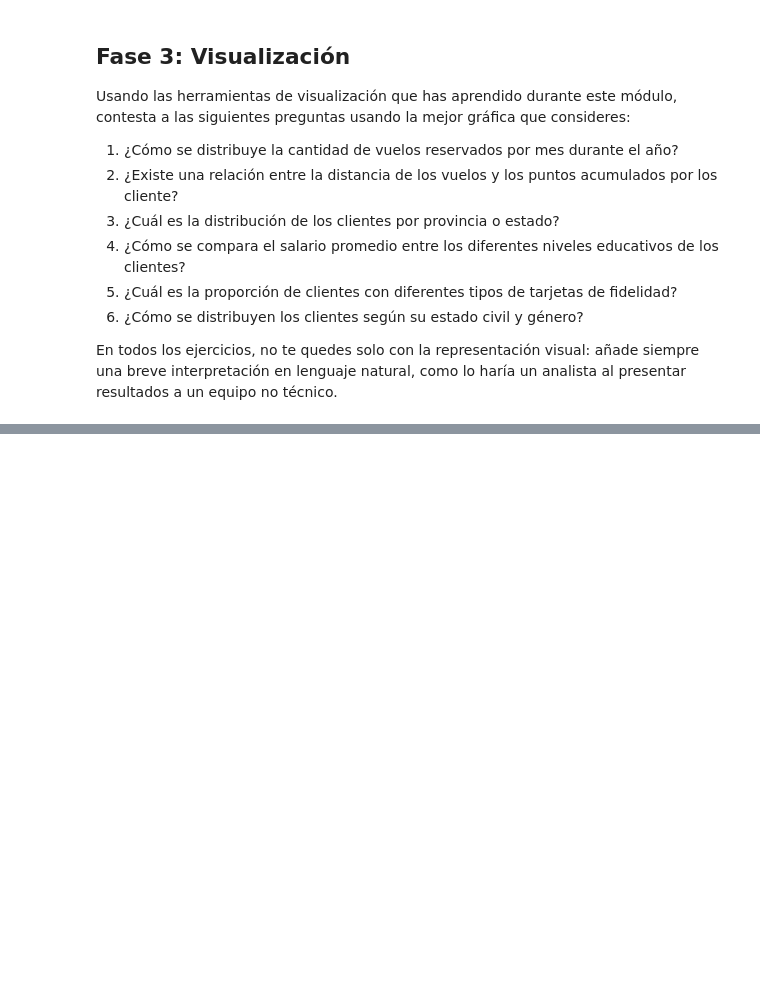
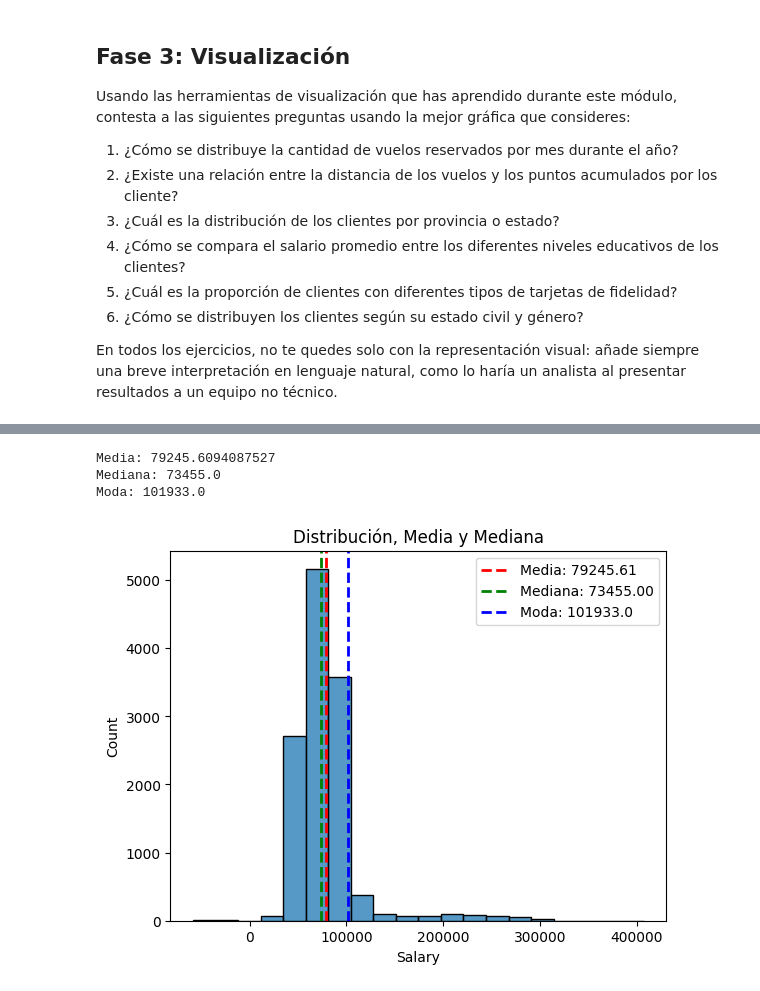
Before and after one commit to Adalab/bda-modulo-3-evaluacion-final-HanniaCorena, a Jupyter notebook: Exploracion en el CLH.ipynb, the cells around one changed output, grey strips where cells are left out. Saved outputs shown, nothing was run; the diff lists cells and outputs as text; code cells hidden in the pictures; blank space fills up the shorter version.

```diff
--- a/Exploracion en el CLH.ipynb
+++ b/Exploracion en el CLH.ipynb
@@ -562,0 +653,25 @@ grupo.
+# %%
+import matplotlib.pyplot as plt
+import seaborn as sns
+
+media = df_clh['Salary'].mean()
+mediana = df_clh['Salary'].median()
+moda = df_clh['Salary'].mode().iloc[0]
+
+print(f"Media: {media}")
+print(f"Mediana: {mediana}")
+print(f"Moda: {moda}")
+
+sns.histplot(df_clh['Salary'], bins=20)
+plt.axvline(media, color='red', linestyle='dashed', linewidth=2, label=f'Media: {media:.2f}')
+plt.axvline(mediana, color='green', linestyle='dashed', linewidth=2, label=f'Mediana: {mediana:.2f}')
+plt.axvline(moda, color='blue', linestyle='dashed', linewidth=2, label=f'Moda: {moda}')
+
+plt.title('Distribución, Media y Mediana')
+plt.legend()
+plt.show()
+# %% [output]
+Media: 79245.6094087527
+Mediana: 73455.0
+Moda: 101933.0
+[figure, added]
```
Also changed, not shown: parts of 25 cells of this notebook, 3 other files.
